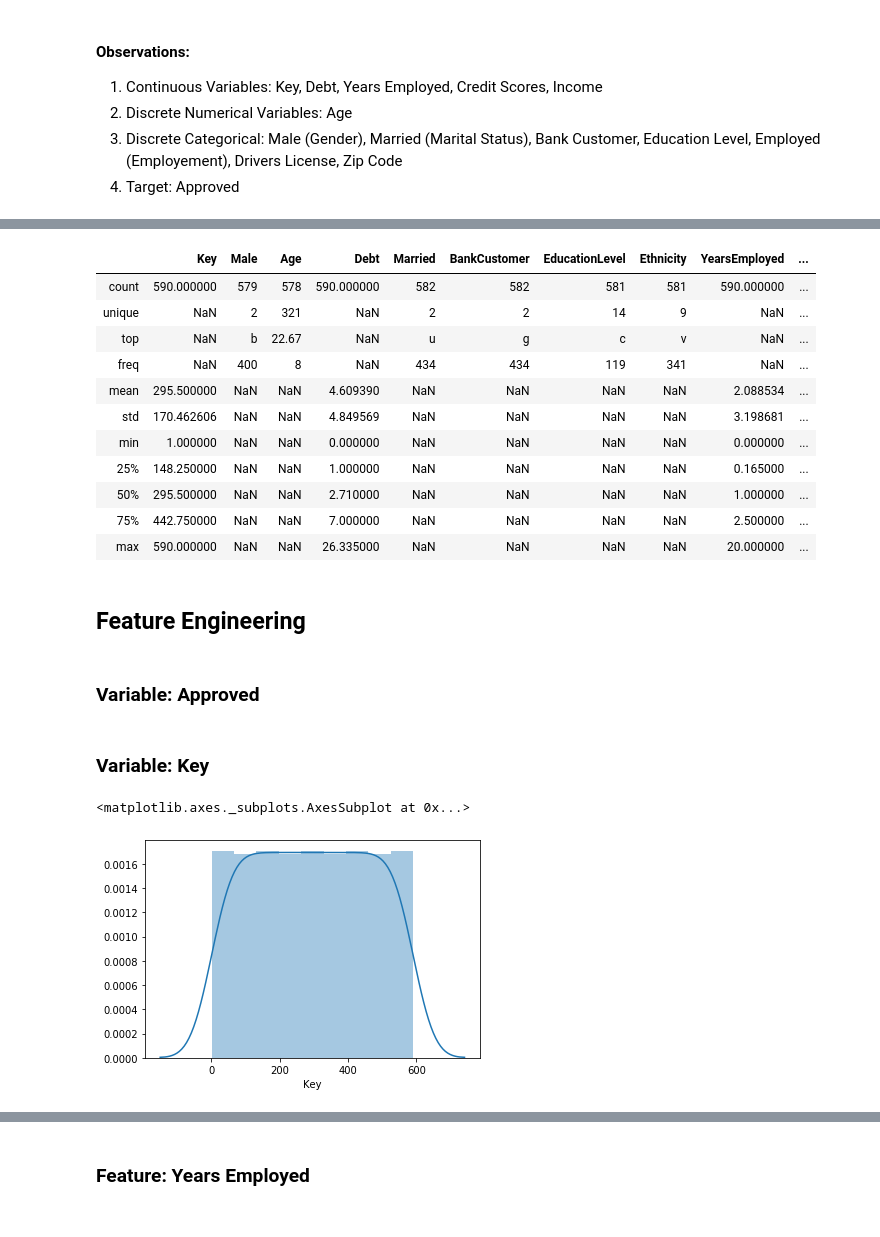
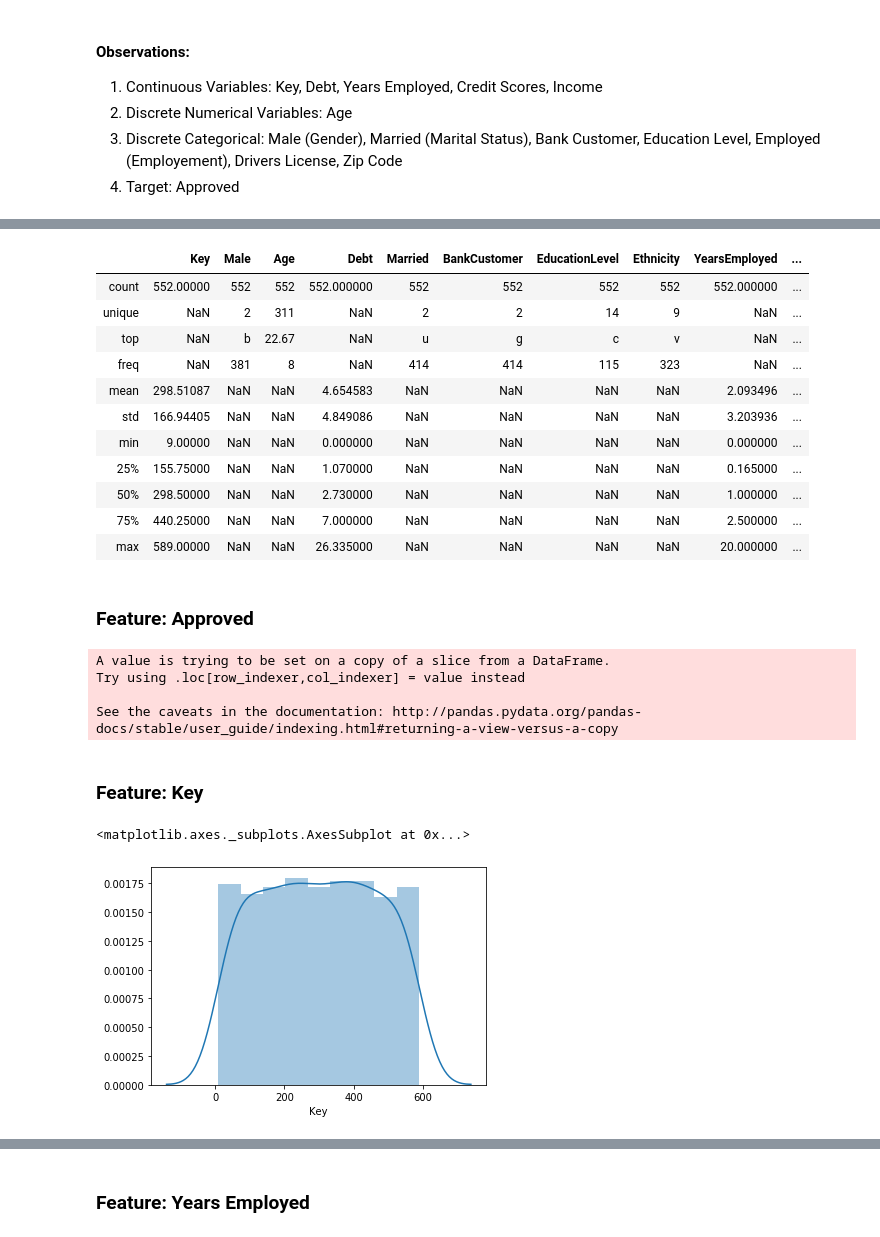
Before and after one commit to akshaynayanravi/credit_card_approval, a Jupyter notebook: credit_card_approval.ipynb, the cells around one changed output, grey strips where cells are left out. Cells and saved outputs as stored; diff of their text form; code cells hidden in the pictures.

Commit message:
Updated Feature Engineering Section

```diff
--- a/credit_card_approval.ipynb
+++ b/credit_card_approval.ipynb
@@ -14,7 +14,7 @@ sns.set
 # %% [output]
 <function seaborn.rcmod.set(context='notebook', style='darkgrid', palette='deep', font='sans-serif', font_scale=1, color_codes=True, rc=None)>
 # %%
-data_raw = pd.read_csv('C:\\Users\\DELL\\Desktop\\Akshay\\Datasets\\credit_card_approval\\credit_card_dataset_train.csv')
+data_raw = pd.read_csv('C:\\Users\\DELL\\Desktop\\Akshay\\Projects\\credit_card_approval\\credit_card_approval_dataset.csv')
 # %%
 data_raw.head(10)
 # %% [output]
@@ -143,35 +147,40 @@ ZipCode           13
 Income             0
 Approved           0
 dtype: int64
+# %%
+data_with_no_mv = data_with_null.dropna(axis=0)
 # %%
-data_with_null.describe(include='all')
+data_with_no_mv.describe(include='all')
 # %% [output]
 |  | Key | Male | Age | Debt | Married | BankCustomer | EducationLevel | Ethnicity | YearsEmployed | ... |
-| count | 590.000000 | 579 | 578 | 590.000000 | 582 | 582 | 581 | 581 | 590.000000 | ... |
-| unique | NaN | 2 | 321 | NaN | 2 | 2 | 14 | 9 | NaN | ... |
+| count | 552.00000 | 552 | 552 | 552.000000 | 552 | 552 | 552 | 552 | 552.000000 | ... |
+| unique | NaN | 2 | 311 | NaN | 2 | 2 | 14 | 9 | NaN | ... |
 | top | NaN | b | 22.67 | NaN | u | g | c | v | NaN | ... |
-| freq | NaN | 400 | 8 | NaN | 434 | 434 | 119 | 341 | NaN | ... |
-| mean | 295.500000 | NaN | NaN | 4.609390 | NaN | NaN | NaN | NaN | 2.088534 | ... |
-| std | 170.462606 | NaN | NaN | 4.849569 | NaN | NaN | NaN | NaN | 3.198681 | ... |
-| min | 1.000000 | NaN | NaN | 0.000000 | NaN | NaN | NaN | NaN | 0.000000 | ... |
-| 25% | 148.250000 | NaN | NaN | 1.000000 | NaN | NaN | NaN | NaN | 0.165000 | ... |
-| 50% | 295.500000 | NaN | NaN | 2.710000 | NaN | NaN | NaN | NaN | 1.000000 | ... |
-| 75% | 442.750000 | NaN | NaN | 7.000000 | NaN | NaN | NaN | NaN | 2.500000 | ... |
-| max | 590.000000 | NaN | NaN | 26.335000 | NaN | NaN | NaN | NaN | 20.000000 | ... |
+| freq | NaN | 381 | 8 | NaN | 414 | 414 | 115 | 323 | NaN | ... |
+| mean | 298.51087 | NaN | NaN | 4.654583 | NaN | NaN | NaN | NaN | 2.093496 | ... |
+| std | 166.94405 | NaN | NaN | 4.849086 | NaN | NaN | NaN | NaN | 3.203936 | ... |
+| min | 9.00000 | NaN | NaN | 0.000000 | NaN | NaN | NaN | NaN | 0.000000 | ... |
+| 25% | 155.75000 | NaN | NaN | 1.070000 | NaN | NaN | NaN | NaN | 0.165000 | ... |
+| 50% | 298.50000 | NaN | NaN | 2.730000 | NaN | NaN | NaN | NaN | 1.000000 | ... |
+| 75% | 440.25000 | NaN | NaN | 7.000000 | NaN | NaN | NaN | NaN | 2.500000 | ... |
+| max | 589.00000 | NaN | NaN | 26.335000 | NaN | NaN | NaN | NaN | 20.000000 | ... |
 # %% [markdown]
-## Feature Engineering
+### Feature: Approved
-# %% [markdown]
-### Variable: Approved
 # %%
 #Mapping Variable Approved into Logical Categories
-data_with_null['approval'] = data_with_null['Approved'].replace({'+':1, '-':0})
+data_with_no_mv['approval'] = data_with_no_mv['Approved'].replace({'+':1, '-':0})
+# %% [output]
+A value is trying to be set on a copy of a slice from a DataFrame.
+Try using .loc[row_indexer,col_indexer] = value instead
+
+See the caveats in the documentation: http://pandas.pydata.org/pandas-docs/stable/user_guide/indexing.html#returning-a-view-versus-a-copy
 # %% [markdown]
-### Variable: Key
+### Feature: Key
 # %%
-sns.distplot(data_with_null['Key'])
+sns.distplot(data_with_no_mv['Key'])
 # %% [output]
 <matplotlib.axes._subplots.AxesSubplot at 0x...>
-[figure, old version]
+[figure, new version]
 # %%
 #Binning Variable Key into Logical Categories
 bins = [0, 150, 300, 450, 600]
```
Also changed, not shown: parts of 38 cells of this notebook.
